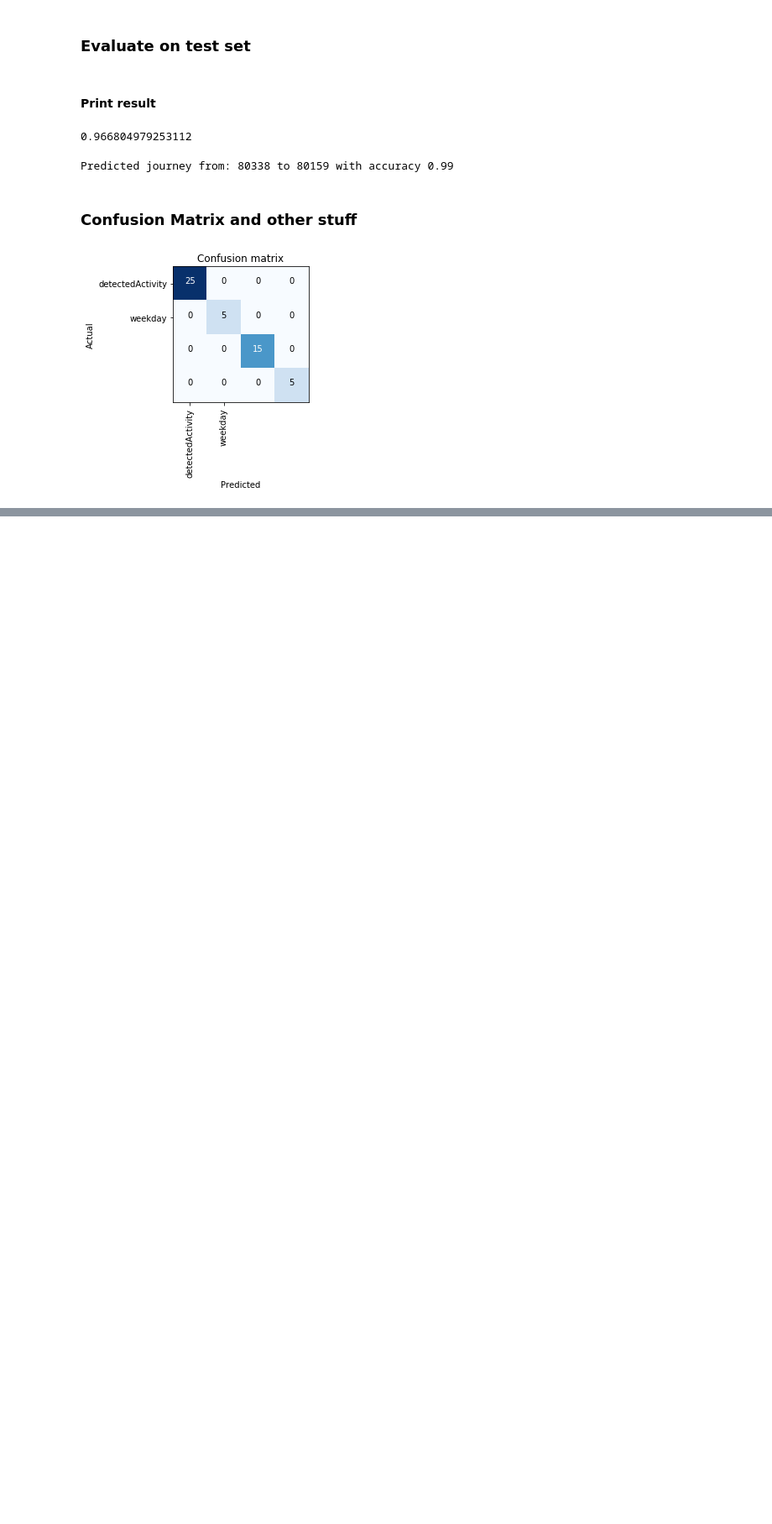
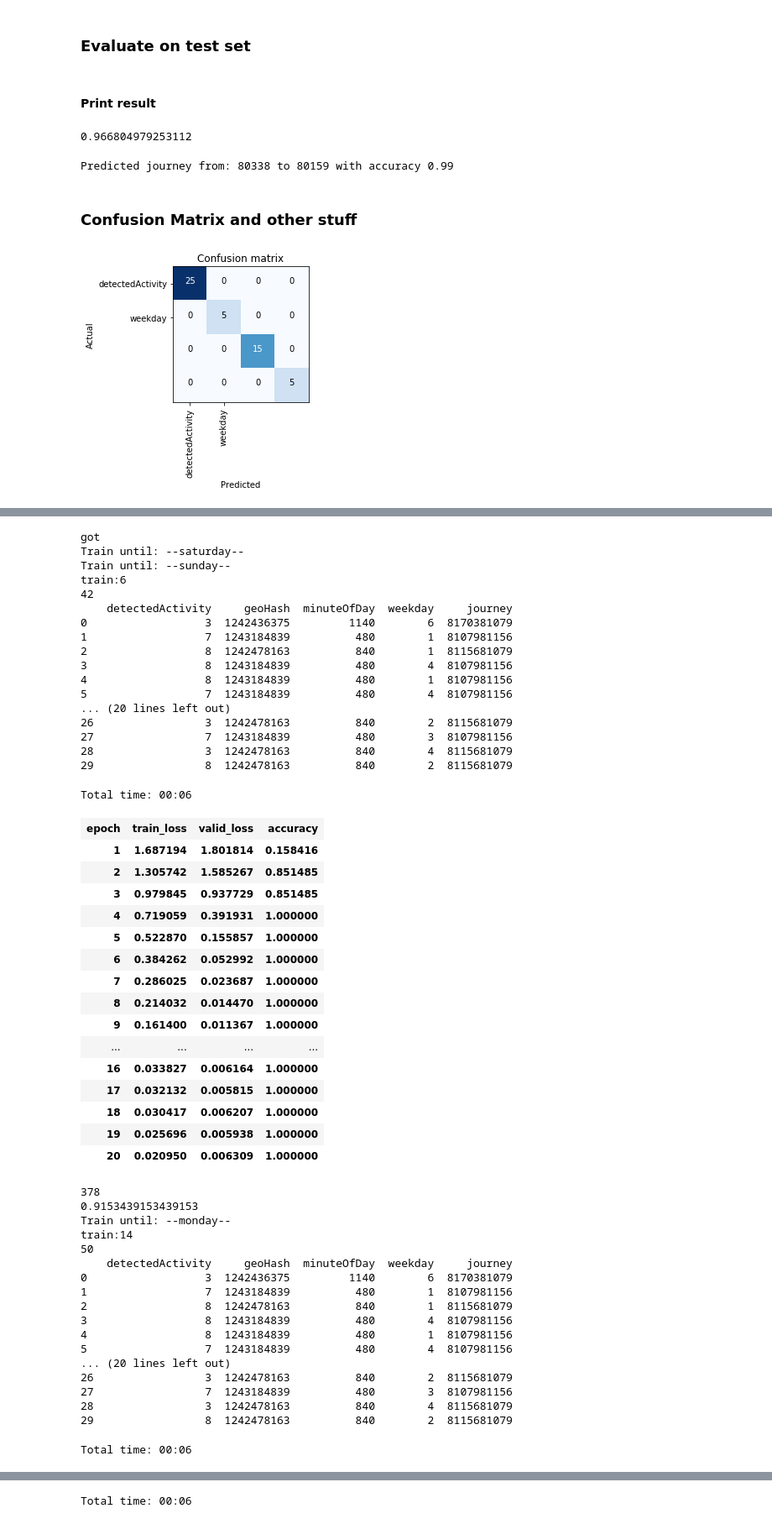
Before and after one commit to k3larra/commuter, a Jupyter notebook: ml/baseline.ipynb, the cells around one changed output, grey strips where cells are left out. Shown at 84% size. Drawn from its saved outputs; the diff is of its cells as text; code cells hidden in the pictures; blank space fills up the shorter version.

```diff
--- a/ml/baseline.ipynb
+++ b/ml/baseline.ipynb
@@ -297,0 +528,60 @@ Starts: --sunday--
+# %%
+#%%capture
+teachingset = pd.read_csv(PATH+user+"_teaching_set.csv")
+trainingset = pd.read_csv(PATH+user+"_start14days2.csv")
+testset = pd.read_csv(PATH+user+"_test.csv")
+resultMLTrain=evaluate_learner_varying_batch_size(trainingset,testset,teachingset)
+save_results("Iterative_time_teach_"+user+".csv",resultMLTrain)
+# %% [output]
+got
+Train until: --saturday--
+Train until: --sunday--
+train:6
+42
+    detectedActivity     geoHash  minuteOfDay  weekday     journey
+0                  3  1242436375         1140        6  8170381079
+1                  7  1243184839          480        1  8107981156
+2                  8  1242478163          840        1  8115681079
+3                  8  1243184839          480        4  8107981156
+4                  8  1243184839          480        1  8107981156
+5                  7  1243184839          480        4  8107981156
+... (20 lines left out)
+26                 3  1242478163          840        2  8115681079
+27                 7  1243184839          480        3  8107981156
+28                 3  1242478163          840        4  8115681079
+29                 8  1242478163          840        2  8115681079
+Total time: 00:06
+| epoch | train_loss | valid_loss | accuracy |
+| 1 | 1.687194 | 1.801814 | 0.158416 |
+| 2 | 1.305742 | 1.585267 | 0.851485 |
+| 3 | 0.979845 | 0.937729 | 0.851485 |
+| 4 | 0.719059 | 0.391931 | 1.000000 |
+| 5 | 0.522870 | 0.155857 | 1.000000 |
+| 6 | 0.384262 | 0.052992 | 1.000000 |
+| 7 | 0.286025 | 0.023687 | 1.000000 |
+| 8 | 0.214032 | 0.014470 | 1.000000 |
+| 9 | 0.161400 | 0.011367 | 1.000000 |
+| ... | ... | ... | ... |
+| 16 | 0.033827 | 0.006164 | 1.000000 |
+| 17 | 0.032132 | 0.005815 | 1.000000 |
+| 18 | 0.030417 | 0.006207 | 1.000000 |
+| 19 | 0.025696 | 0.005938 | 1.000000 |
+| 20 | 0.020950 | 0.006309 | 1.000000 |
+378
+0.9153439153439153
+Train until: --monday--
+train:14
+50
+    detectedActivity     geoHash  minuteOfDay  weekday     journey
+0                  3  1242436375         1140        6  8170381079
+1                  7  1243184839          480        1  8107981156
+2                  8  1242478163          840        1  8115681079
+3                  8  1243184839          480        4  8107981156
+4                  8  1243184839          480        1  8107981156
+5                  7  1243184839          480        4  8107981156
+... (20 lines left out)
+26                 3  1242478163          840        2  8115681079
+27                 7  1243184839          480        3  8107981156
+28                 3  1242478163          840        4  8115681079
+29                 8  1242478163          840        2  8115681079
+Total time: 00:06
@@ -297,0 +621 @@ Starts: --sunday--
+Total time: 00:06
```
Also changed, not shown: parts of 7 cells of this notebook, 3 other files.
